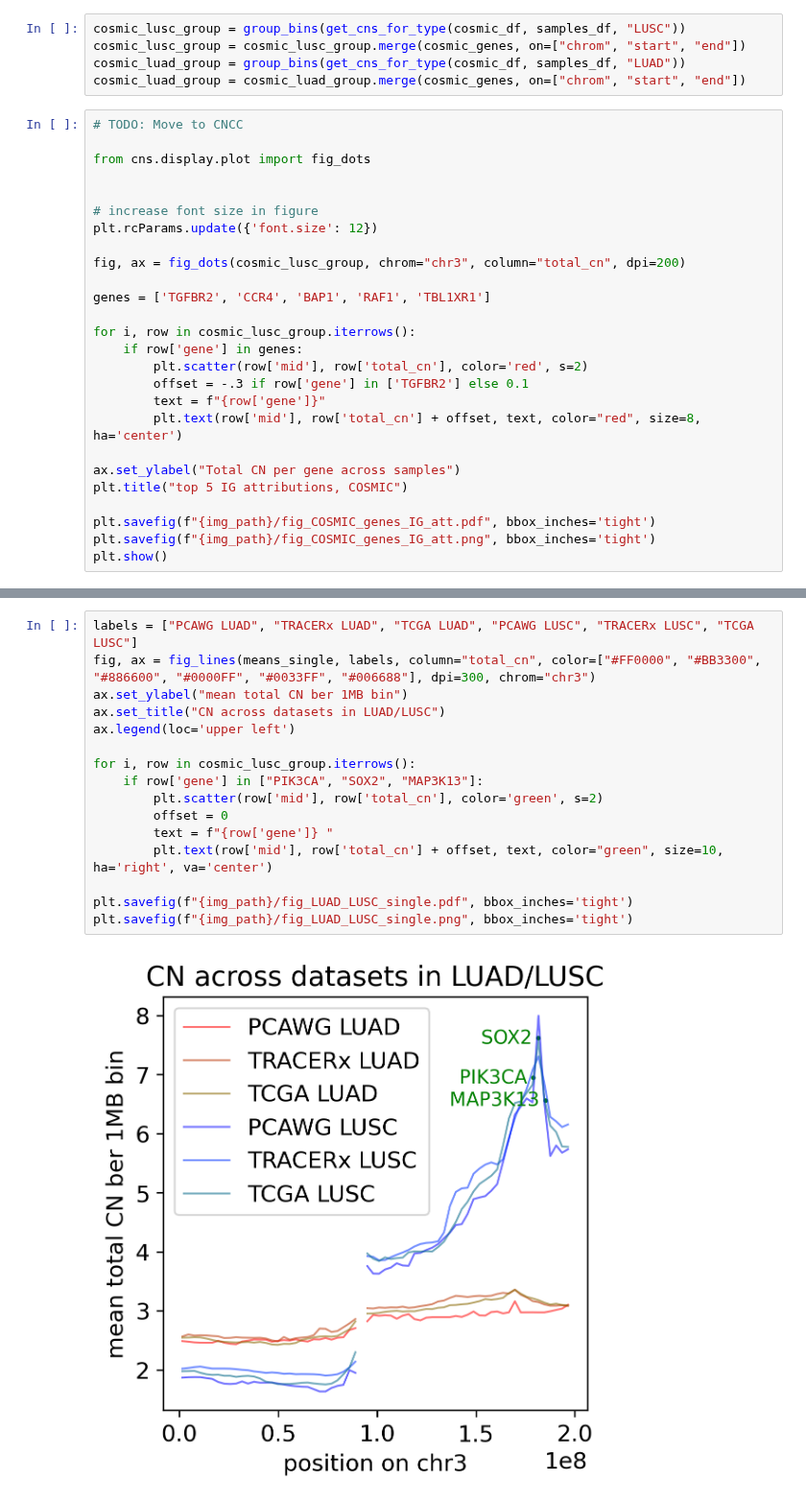
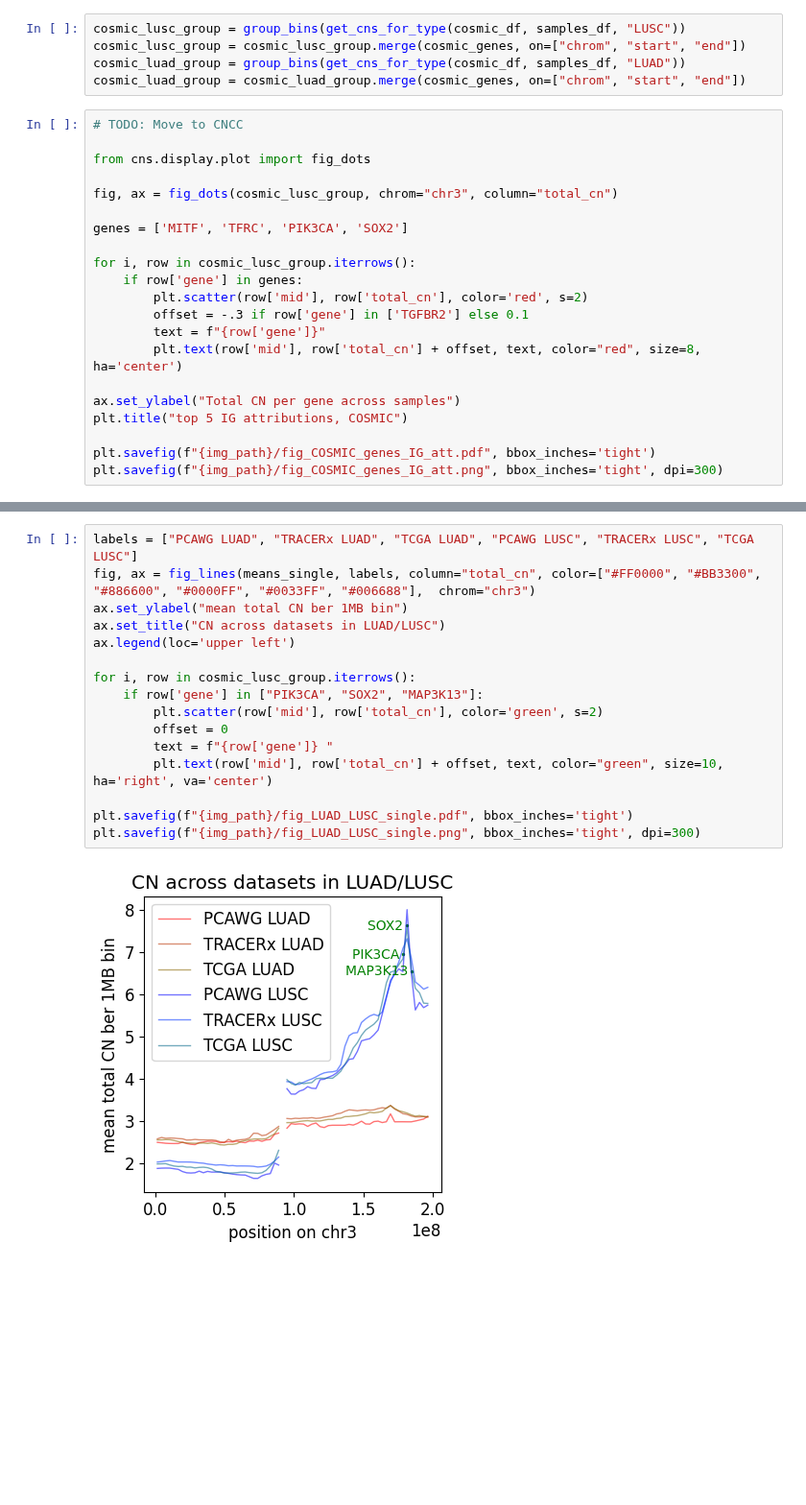
Before and after one commit to ICCB-Cologne/CNSistent, a Jupyter notebook: notebooks/analyze/analyze_lung.ipynb, the cells around one changed output, grey strips where cells are left out. Shown at 96% size. Saved outputs shown, nothing was run; the diff lists cells and outputs as text; blank space fills up the shorter version.

```diff
--- a/notebooks/analyze/analyze_lung.ipynb
+++ b/notebooks/analyze/analyze_lung.ipynb
@@ -114,13 +116,9 @@ cosmic_luad_group = cosmic_luad_group.merge(cosmic_genes, on=["chrom", "start",
 
 from cns.display.plot import fig_dots
 
+fig, ax = fig_dots(cosmic_lusc_group, chrom="chr3", column="total_cn")
 
-# increase font size in figure
-plt.rcParams.update({'font.size': 12})
-
-fig, ax = fig_dots(cosmic_lusc_group, chrom="chr3", column="total_cn", dpi=200)
-
-genes = ['TGFBR2', 'CCR4', 'BAP1', 'RAF1', 'TBL1XR1']
+genes = ['MITF', 'TFRC', 'PIK3CA', 'SOX2']
 
 for i, row in cosmic_lusc_group.iterrows():
     if row['gene'] in genes:
@@ -133,6 +131,5 @@ ax.set_ylabel("Total CN per gene across samples")
 plt.title("top 5 IG attributions, COSMIC")
 
 plt.savefig(f"{img_path}/fig_COSMIC_genes_IG_att.pdf", bbox_inches='tight')
-plt.savefig(f"{img_path}/fig_COSMIC_genes_IG_att.png", bbox_inches='tight')
-plt.show()
+plt.savefig(f"{img_path}/fig_COSMIC_genes_IG_att.png", bbox_inches='tight', dpi=300)
 # %% [output]
@@ -160,19 +157,19 @@ chrom_3.loc[140:158]
 | 158 | 678954335 | chr3 | 186500993 | 186507689 | 186504341 | 6696 | 4.526659 | 1.673558 | 6.200218 | EIF4A2 |
 # %%
 labels = ["PCAWG LUAD", "TRACERx LUAD", "TCGA LUAD", "PCAWG LUSC", "TRACERx LUSC", "TCGA LUSC"]
-fig, ax = fig_lines(means_single, labels, column="total_cn", color=["#FF0000", "#BB3300", "#886600", "#0000FF", "#0033FF", "#006688"], dpi=300, chrom="chr3")
+fig, ax = fig_lines(means_single, labels, column="total_cn", color=["#FF0000", "#BB3300", "#886600", "#0000FF", "#0033FF", "#006688"],  chrom="chr3")
 ax.set_ylabel("mean total CN ber 1MB bin")
 ax.set_title("CN across datasets in LUAD/LUSC")
 ax.legend(loc='upper left')
 
 for i, row in cosmic_lusc_group.iterrows():
     if row['gene'] in ["PIK3CA", "SOX2", "MAP3K13"]:
         plt.scatter(row['mid'], row['total_cn'], color='green', s=2)
         offset = 0
         text = f"{row['gene']} "
         plt.text(row['mid'], row['total_cn'] + offset, text, color="green", size=10, ha='right', va='center')
 
 plt.savefig(f"{img_path}/fig_LUAD_LUSC_single.pdf", bbox_inches='tight')
-plt.savefig(f"{img_path}/fig_LUAD_LUSC_single.png", bbox_inches='tight')
+plt.savefig(f"{img_path}/fig_LUAD_LUSC_single.png", bbox_inches='tight', dpi=300)
 # %% [output]
-[figure, old version]
+[figure, new version]
```
Also changed, not shown: parts of 9 cells of this notebook, 1 other file.
